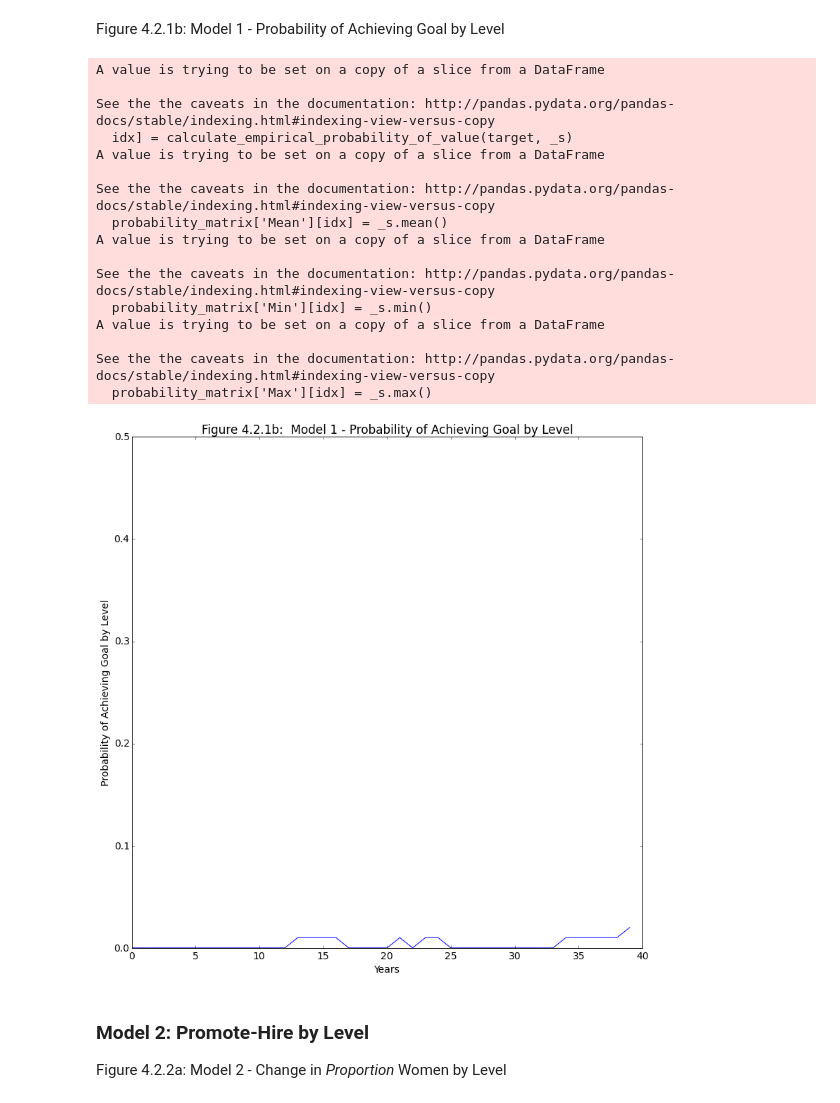
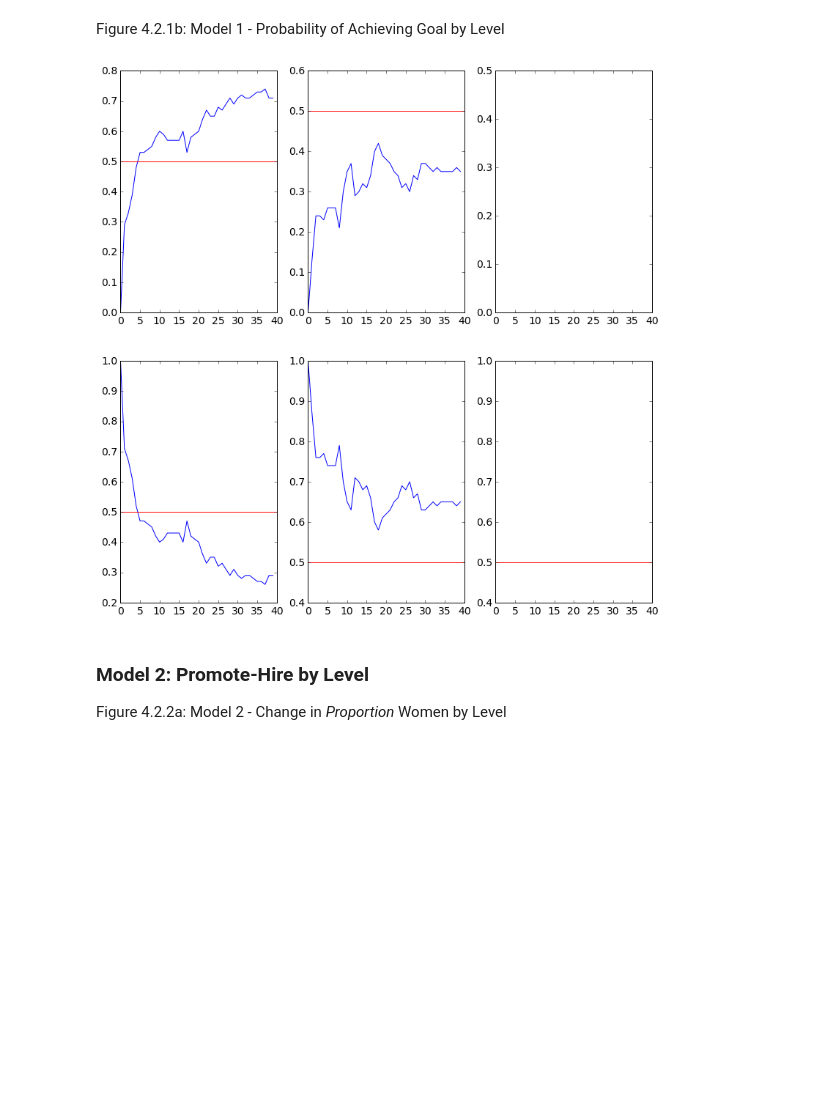
Before and after one commit to university-gender-evolution/notebooks-univ-gender, a Jupyter notebook: notebooks/mgmt_notebook05092016.ipynb, the cells around one changed output. Cells and saved outputs as stored; diff of their text form; code cells hidden in the pictures; blank space fills up the shorter version.

```diff
--- a/notebooks/mgmt_notebook05092016.ipynb
+++ b/notebooks/mgmt_notebook05092016.ipynb
@@ -249,32 +252,49 @@ t.plot_multiple_runs_detail_percentage(number_of_runs, title, target_percentage,
 # %% [markdown]
 Figure 4.2.1b:  Model 1 - Probability of Achieving Goal by Level
 # %%
-xlabel = 'Years' # x-axis label
-ylabel = 'Probability of Achieving Goal by Level' # y-axis label
-title = 'Figure 4.2.1b:  Model 1 - Probability of Achieving Goal by Level' # graph title
+
+
+group_title = 'Figure 4.2.1b:  Model 1 - Probability of Achieving Goal by Level' # plot title
+target_percentage = 0.25  # set target percentage
+number_of_runs = 100 # number simulations to average over
 caption = '' # caption text
-target_percentage = 0.25 # target percentage of women in the department
-number_of_runs = 100 # number simulations to average over
 
-t.plot_empirical_probability_gender_proportion(number_of_runs, target_percentage,title ,xlabel, ylabel, caption)
+
+# subplot titles
+kwargs = {
+'titlef1':'',
+'titlef2':'',
+'titlef3':'',
+'titlem1':'',
+'titlem2':'',
+'titlem3':'',
+
+# x axis labels
+'xlabelf1':'',
+'xlabelf2':'',
+'xlabelf3':'',
+'xlabelm1':'',
+'xlabelm2':'',
+'xlabelm3':'',
+
+#y axis labels
+'ylabelf1':'',
+'ylabelf2':'',
+'ylabelf3':'',
+'ylabelm1':'',
+'ylabelm2':'',
+'ylabelm3':'',
+}
+
+
+
+
+t.plot_empirical_probability_analysis_by_level(target_percentage,
+                                               number_of_runs,
+                                               caption,
+                                               **kwargs)
 # %% [output]
-A value is trying to be set on a copy of a slice from a DataFrame
-
-See the the caveats in the documentation: http://pandas.pydata.org/pandas-docs/stable/indexing.html#indexing-view-versus-copy
-  idx] = calculate_empirical_probability_of_value(target, _s)
-A value is trying to be set on a copy of a slice from a DataFrame
-
-See the the caveats in the documentation: http://pandas.pydata.org/pandas-docs/stable/indexing.html#indexing-view-versus-copy
-  probability_matrix['Mean'][idx] = _s.mean()
-A value is trying to be set on a copy of a slice from a DataFrame
-
-See the the caveats in the documentation: http://pandas.pydata.org/pandas-docs/stable/indexing.html#indexing-view-versus-copy
-  probability_matrix['Min'][idx] = _s.min()
-A value is trying to be set on a copy of a slice from a DataFrame
-
-See the the caveats in the documentation: http://pandas.pydata.org/pandas-docs/stable/indexing.html#indexing-view-versus-copy
-  probability_matrix['Max'][idx] = _s.max()
-[figure, old version]
+[figure, new version]
 # %% [markdown]
 ### Model 2: Promote-Hire by Level
 Figure 4.2.2a:  Model 2 - Change in *Proportion* Women by Level
```
Also changed, not shown: parts of 7 cells of this notebook.
